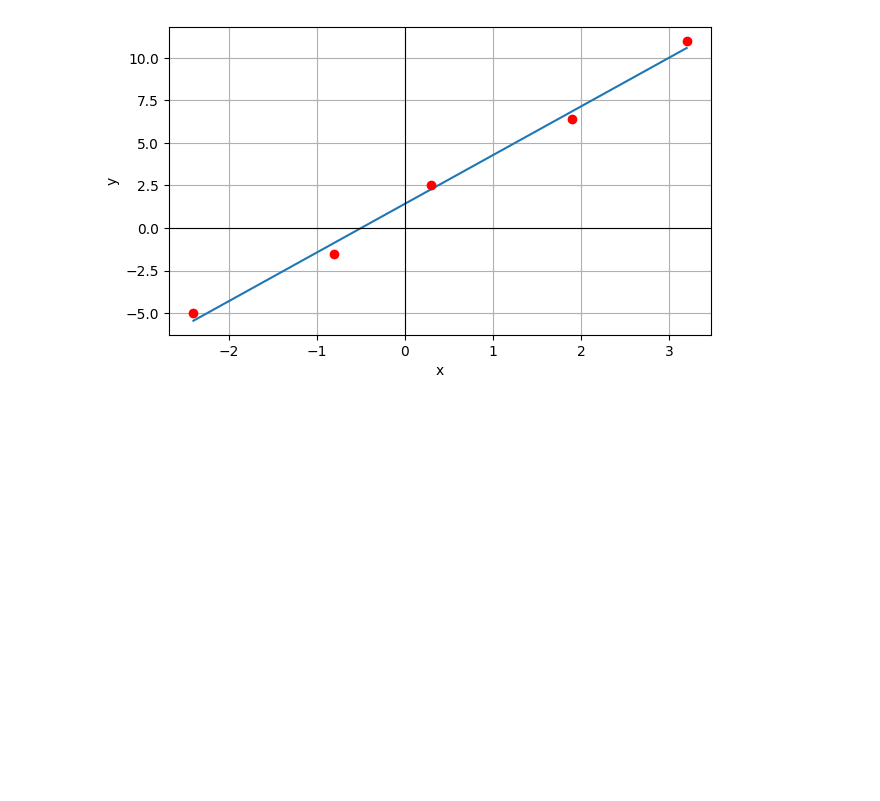
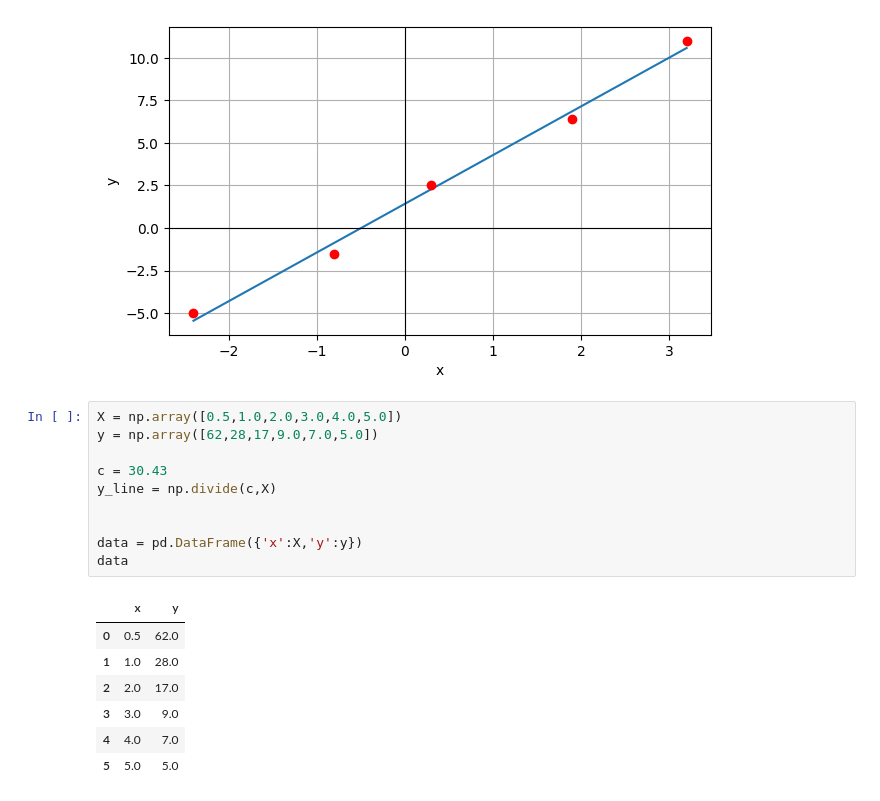
Before and after one commit to OrdenWills/Maths-coding-Ka-stroud, a Jupyter notebook: curves_and_curve-fitting/mean-LeastSquares.ipynb, the cells around one changed output. Saved outputs shown, nothing was run; the diff lists cells and outputs as text; blank space fills up the shorter version.

```diff
--- a/curves_and_curve-fitting/mean-square.ipynb
+++ b/curves_and_curve-fitting/mean-LeastSquares.ipynb
@@ -29,3 +29,21 @@ plt.ylabel('y')
 plt.show()
 # %% [output]
 [figure]
+# %%
+X = np.array([0.5,1.0,2.0,3.0,4.0,5.0])
+y = np.array([62,28,17,9.0,7.0,5.0])
+
+c = 30.43
+y_line = np.divide(c,X)
+
+
+data = pd.DataFrame({'x':X,'y':y})
+data
+# %% [output]
+|  | x | y |
+| 0 | 0.5 | 62.0 |
+| 1 | 1.0 | 28.0 |
+| 2 | 2.0 | 17.0 |
+| 3 | 3.0 | 9.0 |
+| 4 | 4.0 | 7.0 |
+| 5 | 5.0 | 5.0 |
```
Also changed, not shown: parts of 1 cell of this notebook.
